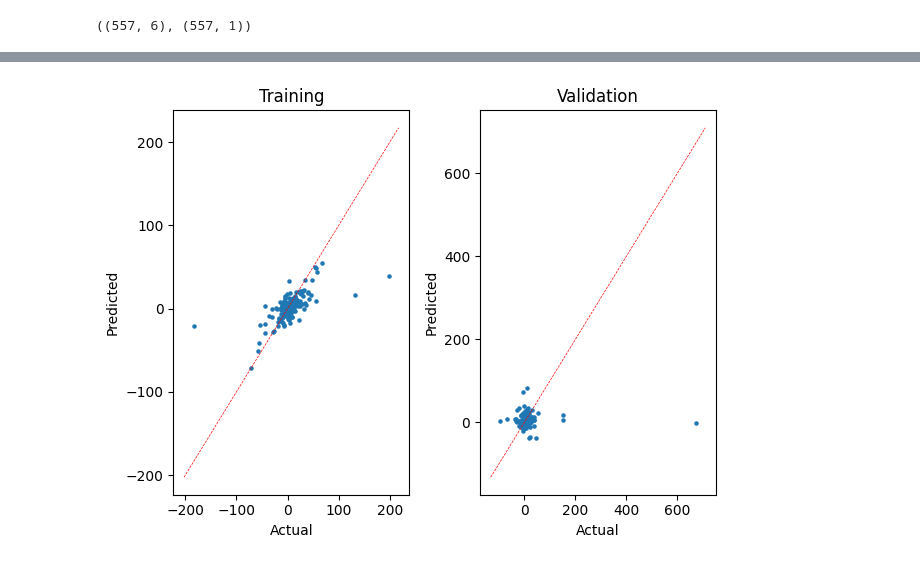
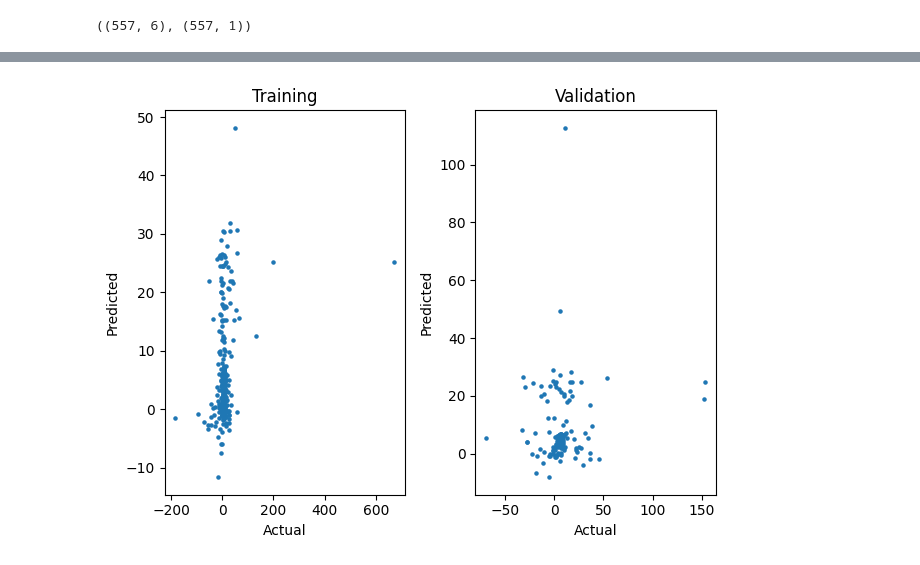
Before and after one commit to stevenalfonso/radial-velocity, a Jupyter notebook: regression_radial_velocity.ipynb, the cells around one changed output, grey strips where cells are left out. Drawn from its saved outputs; the diff is of its cells as text; code cells hidden in the pictures.

```diff
--- a/regression_radial_velocity.ipynb
+++ b/regression_radial_velocity.ipynb
@@ -24,6 +24,13 @@ from tensorflow.keras.layers import Dense, Dropout, Input
 cluster_candidates = pd.read_csv('/Users/steven/Documents/CPoint/data/pleiades_candidates.csv')
 del cluster_candidates['Unnamed: 0']
 del cluster_candidates['Unnamed: 0.1']
+
+for i in range(len(cluster_candidates)):
+        #if (np.median(cluster_candidates['ra']) > 300.) or (np.median(cluster_candidates['ra']) < 10.):
+        if cluster_candidates['ra'].values[i] > 300.:
+                cluster_candidates['ra'].values[i] -= 360
+                #cluster_candidates.loc[cluster_candidates['ra'] > 300, 'ra'] -= 360
+
 print(len(cluster_candidates))
 
 cluster_candidates_rv = cluster_candidates[~cluster_candidates['radial_velocity'].isna()]
@@ -111,21 +133,15 @@ tensorflow.keras.backend.clear_session()
 # model.add(Dense(250, activation='relu'))
 # model.add(Dense(1, activation='linear')) # output node
 # model.summary() # see what your model looks like
-initializer = tensorflow.keras.initializers.glorot_uniform(seed=1)
+#initializer = tensorflow.keras.initializers.glorot_uniform(seed=1)
 
 # build the model!
 model = Sequential([
     Input(shape=(x_train.shape[1],)),
-    Dense(32, activation='relu', kernel_initializer=initializer),
-    Dense(64, activation='relu'),
-    Dropout(0.2),
-    Dense(128, activation='relu'),
-    Dense(256, activation='relu'),
-    Dropout(0.2),
-    Dense(128, activation='relu'),
-    Dense(64, activation='relu'),
-    Dropout(0.2),
-    Dense(32, activation='relu'),
+    Dense(500, activation='relu'), #kernel_initializer=initializer
+    Dense(250, activation='relu'),
+    Dense(125, activation='relu'),
+    Dense(50, activation='relu'),
     Dense(1, activation='linear')
 ])
 
@@ -157,7 +169,8 @@ Model: "sequential"
 #model.compile(optimizer='rmsprop', loss='mse', metrics=['mae'])
 #model.compile(optimizer=tensorflow.keras.optimizers.Adam(), loss='mse', metrics=['mae'])
 #model.compile(optimizer=tensorflow.keras.optimizers.Adam(), loss=custom_loss, metrics=['mae'])
-model.compile(optimizer=tensorflow.keras.optimizers.Adam(learning_rate=0.001), loss='mean_squared_error')
+metrics = ['mse', 'mae', 'r2_score']
+model.compile(optimizer=tensorflow.keras.optimizers.Adam(learning_rate=0.001), loss='mse', metrics=metrics)
 
 # early stopping callback
 #es = EarlyStopping(monitor='val_loss', mode='min', patience=50, restore_best_weights = True)
@@ -166,18 +179,5 @@ model.compile(optimizer=tensorflow.keras.optimizers.Adam(learning_rate=0.001), l
 # attach it to a new variable called 'history' in case
 # to look at the learning curves
 #history = model.fit(x_train, y_train, validation_data=(x_test, y_test), callbacks=[es], epochs=500, batch_size=30, verbose=1)
-history = model.fit(x_train, y_train, epochs=1000, batch_size=30, validation_data=(x_test, y_test), verbose=1)
-
-
-history_dict = history.history
-loss_values = history_dict['loss'] # you can change this
-val_loss_values = history_dict['val_loss'] # you can also change this
-epochs = range(1, len(loss_values) + 1) # range of X (no. of epochs)
-plt.plot(epochs, loss_values, 'bo', label='Training loss')
-plt.plot(epochs, val_loss_values, 'orange', label='Validation loss')
-plt.title('Training and validation loss')
-plt.xlabel('Epochs')
-plt.ylabel('Loss')
-plt.legend()
-plt.show()
+history = model.fit(x_train, y_train, epochs=100, batch_size=30, validation_data=(x_test, y_test), verbose=1)
 # %% [output]
@@ -206,14 +228,14 @@ axes[0].set_xlabel("Actual", fontsize=10)
 axes[0].set_ylabel("Predicted",  fontsize=10)
 axes[0].set_title("Training")
 x = np.linspace(*axes[0].get_xlim())
-axes[0].plot(x, x, color='red', ls='--', lw=0.5)
+#axes[0].plot(x, x, color='red', ls='--', lw=0.5)
 
 axes[1].scatter(x=y_test, y=model.predict(x_test), s=5)
 axes[1].set_xlabel("Actual", fontsize=10)
 axes[1].set_ylabel("Predicted",  fontsize=10)
 axes[1].set_title("Validation")
 x = np.linspace(*axes[1].get_xlim())
-axes[1].plot(x, x, color='red', ls='--', lw=0.5)
+#axes[1].plot(x, x, color='red', ls='--', lw=0.5)
 fig.tight_layout()
 plt.show()
 # %% [output]
@@ -222,4 +244,4 @@ plt.show()
-[figure, old version]
+[figure, new version]
 # %%
 # metrics
 pred = model.predict(x_test)
```
Also changed, not shown: parts of 8 cells of this notebook.
